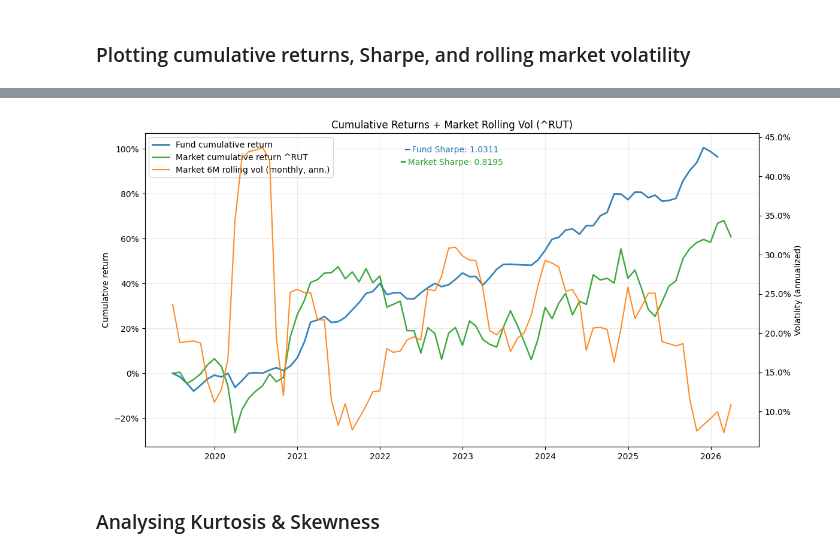
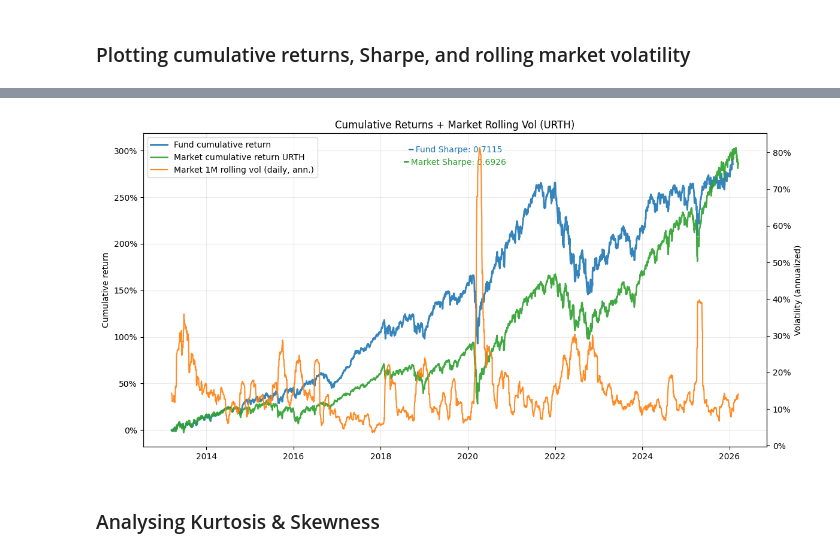
Before and after one commit to MatthewSmithseree/fama-french-regression-analysis, a Jupyter notebook: fama-french-cahart-regression-analysis.ipynb, the cells around one changed output, grey strips where cells are left out. Cells and saved outputs as stored; diff of their text form; code cells hidden in the pictures.

Commit message:
Added monthly/daily

```diff
--- a/fama-french-cahart-regression-analysis.ipynb
+++ b/fama-french-cahart-regression-analysis.ipynb
@@ -13,15 +13,15 @@ import io, zipfile, requests
 # %% [markdown]
 I think for now let's just assume monthly = true
 # %%
-monthly = True # set "monthly = false" if we're using daily returns.
+monthly = False # set "monthly = false" if we're using daily returns.
 # This will change the ENTIRE output of the program so use carefully.
 
 start_date = ""  #Date format: yyyy-mm-dd
 end_date = ""  #leave these blank ("") if no specific start / end date
 
-ticker = "^RUT" #Benchmark Ticker (Yahoo Finance). Not used in Fama-French Cahart regression
+ticker = "URTH" #Benchmark Ticker (Yahoo Finance). Not used in Fama-French Cahart regression
 
-fund_data_path = "M:/_Intern Folder/Matthew/Parkman Data Analysis Project/PHP_Fund_Returns_Monthly.xlsx" # Must be in .xlsx format
+fund_data_path = "M:/_Intern Folder/Matthew/Fundsmith_Daily_Returns.xlsx" # Must be in .xlsx format
 # Must have only 2 columns called Date and Return (in decimals)
 # %% [markdown]
 ### Data Pulling & Cleaning ###
@@ -322,8 +353,8 @@ There is insufficient evidence to suggest alpha decay.
 # %% [markdown]
 ### Plotting cumulative returns, Sharpe, and rolling market volatility ###
 # %%
-# Pull benchmark (Russell 2000) data from Yahoo Finance
-market_data = yf.download(ticker, period="max", interval="1mo", multi_level_index=False)
+# Pull benchmark data from Yahoo Finance
+market_data = yf.download(ticker, period="max", interval="1mo" if monthly else "1d", multi_level_index=False)
 market_data['market_rets'] = market_data['Close'].pct_change()
 market_data = market_data.dropna()
 market_data
@@ -346,48 +377,50 @@ market_data
 # %%
-if monthly == True:
-    #Sharpe and volatility -- monthly
-    fund_excess_vol = df['Return-RF'].std()
+if monthly:
+    # Sharpe and volatility -- monthly
+    fund_excess_vol = df["Return-RF"].std()
     fund_excess_vol_annualized = fund_excess_vol * np.sqrt(12)
-    fund_sharpe_annualized = (df['Return-RF'].mean() / fund_excess_vol) * np.sqrt(12)
+    fund_sharpe_annualized = (df["Return-RF"].mean() / fund_excess_vol) * np.sqrt(12)
 
-    mkt_excess_vol = df['Mkt-RF'].std()
+    mkt_excess_vol = df["Mkt-RF"].std()
     mkt_excess_vol_annualized = mkt_excess_vol * np.sqrt(12)
-    mkt_sharpe_annualized = (df['Mkt-RF'].mean() / mkt_excess_vol) * np.sqrt(12)
+    mkt_sharpe_annualized = (df["Mkt-RF"].mean() / mkt_excess_vol) * np.sqrt(12)
+
+    # Monthly market return series
+    mkt_d = market_data["market_rets"].astype(float).dropna().sort_index()
+    if mkt_d.index.inferred_freq is None or "M" not in str(mkt_d.index.inferred_freq):
+        mkt_d = mkt_d.resample("M").apply(lambda x: (1 + x).prod() - 1)
+    mkt_d.index = mkt_d.index.to_period("M").to_timestamp("M")
+
+    # Monthly rolling vol: 6 months annualized
+    mkt_vol1m_d = mkt_d.rolling(window=6).std() * np.sqrt(12)
 
 else:
     # Sharpe and volatility -- daily
-    fund_excess_vol = df['Return-RF'].std()
+    fund_excess_vol = df["Return-RF"].std()
     fund_excess_vol_annualized = fund_excess_vol * np.sqrt(252)
-    fund_sharpe_annualized = (df['Return-RF'].mean() / fund_excess_vol) * np.sqrt(252)
+    fund_sharpe_annualized = (df["Return-RF"].mean() / fund_excess_vol) * np.sqrt(252)
 
-    mkt_excess_vol = df['Mkt-RF'].std()
+    mkt_excess_vol = df["Mkt-RF"].std()
     mkt_excess_vol_annualized = mkt_excess_vol * np.sqrt(252)
-    mkt_sharpe_annualized = (df['Mkt-RF'].mean() / mkt_excess_vol) * np.sqrt(252)
+    mkt_sharpe_annualized = (df["Mkt-RF"].mean() / mkt_excess_vol) * np.sqrt(252)
 
-# --- Fund ---
-fund_gross = (1 + fund_data["Return"].astype(float)).cumprod() #gross cumulative
-
-if monthly == True:
-    mkt_d = market_data["market_rets"].dropna().sort_index()
-    mkt_d = mkt_d.resample('M').apply(lambda x: (1 + x).prod() - 1)
-    mkt_d.index = mkt_d.index.to_period('M').to_timestamp('M')
-else:
+    # Daily market return series
     mkt_d = market_data["market_rets"].astype(float).dropna().sort_index()
 
-# Rolling vol (annualized) -- 6M window for monthly, 30-day window for daily
-if monthly == True:
-    mkt_vol1m_d = mkt_d.rolling(window=6).std() * np.sqrt(12)
-else:
+    # Daily rolling vol: 30 trading days annualized
     mkt_vol1m_d = mkt_d.rolling(window=30).std() * np.sqrt(252)
+
+# Use df Return for consistency with regression sample frequency
+fund_gross = (1 + df["Return"].astype(float)).cumprod()
 
 # choose plot start where vol exists and fund exists
 start = max(df.index.min(), mkt_vol1m_d.dropna().index.min())
 
-# rebased fund cumulative return (starts at 0 at `start`)
+# rebased fund cumulative return (starts at 0 at start)
 fund_plot_gross = fund_gross.loc[fund_gross.index >= start]
 fund_plot_cum = fund_plot_gross / fund_plot_gross.iloc[0] - 1
 
-# rebased market cumulative return (starts at 0 at `start`)
+# rebased market cumulative return (starts at 0 at start)
 mkt_cum_gross = (1 + mkt_d).cumprod()
 base = mkt_cum_gross.loc[:start].iloc[-1]
 mkt_cum_plot = mkt_cum_gross.loc[mkt_cum_gross.index >= start] / base - 1
@@ -412,34 +445,34 @@ ax1.set_ylabel("Cumulative return")
 ax1.yaxis.set_major_formatter(mtick.PercentFormatter(1.0))
 ax1.grid(True, alpha=0.25)
 
 ax2 = ax1.twinx()
 vol_label = "Market 6M rolling vol (monthly, ann.)" if monthly else "Market 1M rolling vol (daily, ann.)"
 l3, = ax2.plot(
     mkt_vol_plot.index, mkt_vol_plot,
     color="tab:orange", lw=1.5, alpha=0.9,
     label=vol_label
 )
 ax2.set_ylabel("Volatility (annualized)")
 ax2.yaxis.set_major_formatter(mtick.PercentFormatter(1.0))
 
 ax1.set_title(f"Cumulative Returns + Market Rolling Vol ({ticker})")
 ax1.legend(handles=[l1, l2, l3], loc="upper left")
 
 ax1.text(
     0.5, 0.96,
     f"━ Fund Sharpe: {fund_sharpe_annualized:.4f}",
     transform=ax1.transAxes, ha="center", va="top", color=l1.get_color()
 )
 ax1.text(
     0.5, 0.92,
     f"━ Market Sharpe: {mkt_sharpe_annualized:.4f}",
     transform=ax1.transAxes, ha="center", va="top", color=l2.get_color()
 )
 
 plt.tight_layout()
 plt.show()
 # %% [output]
-[figure, old version]
+[figure, new version]
 # %% [markdown]
 ### Analysing Kurtosis & Skewness ###
 # %%
```
Also changed, not shown: parts of 9 cells of this notebook, 1 other file.
